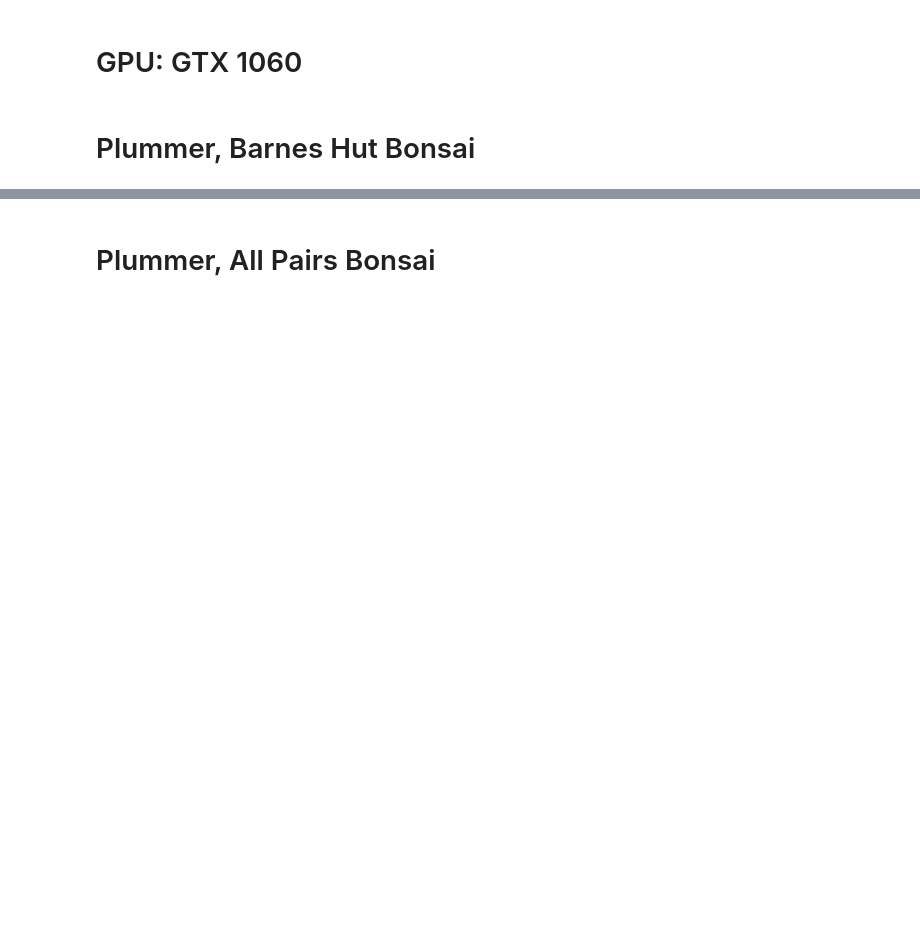
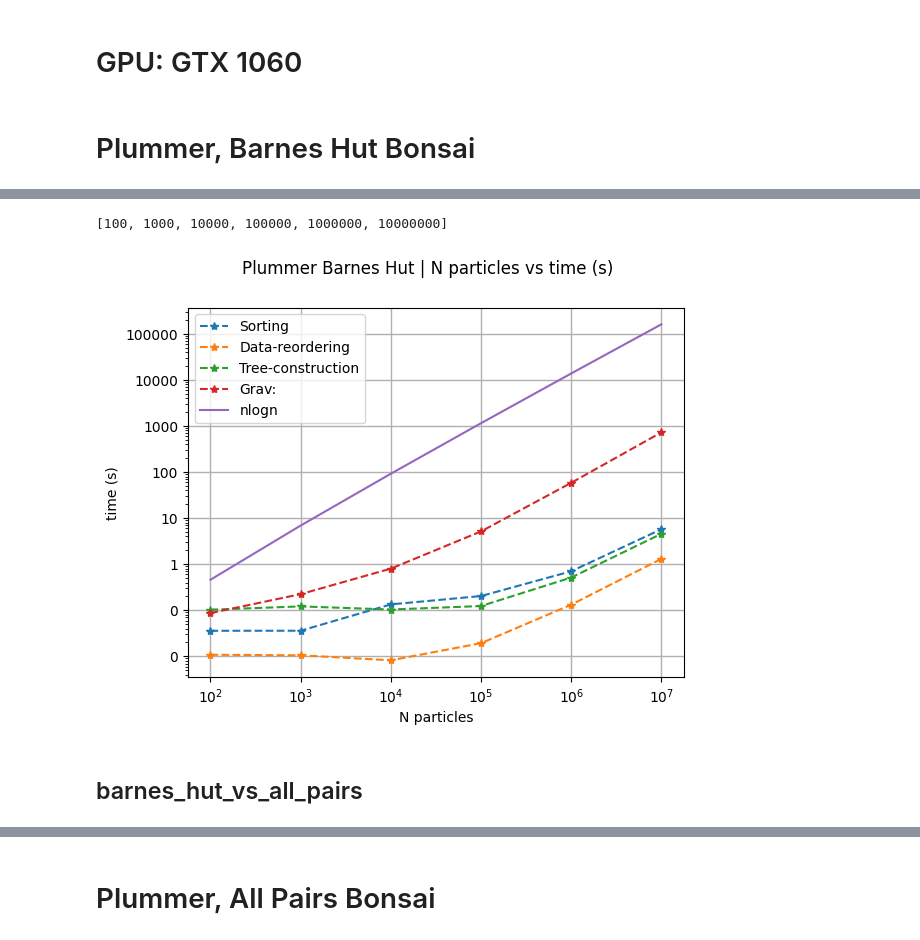
Before and after one commit to Mauricio-Bernuy/bonsai-lib-PFC, a Jupyter notebook: Plummer-New.ipynb, the cells around one changed output, grey strips where cells are left out. Drawn from its saved outputs; the diff is of its cells as text; code cells hidden in the pictures; blank space fills up the shorter version.

```diff
--- a/Plummer-New.ipynb
+++ b/Plummer-New.ipynb
@@ -159,0 +329,4 @@ video:77727kB audio:0kB subtitle:0kB other streams:0kB global headers:0kB muxing
+# %%
+use_keys = ["Sorting", "Data-reordering", "Tree-construction", "Grav:"]
+            #Sorting, Moving, Construction, Traverse
+use_arrays =  {key: token_arrays[key] for key in use_keys}
@@ -159,0 +353,47 @@ video:77727kB audio:0kB subtitle:0kB other streams:0kB global headers:0kB muxing
+# %%
+%matplotlib inline
+import matplotlib.pyplot as plt
+from matplotlib.ticker import ScalarFormatter
+import numpy as np
+
+x = []
+for n in n_pows:
+    x.append(10**n)
+print(x)
+
+fig, ax = plt.subplots()
+fig.suptitle('Plummer Barnes Hut | N particles vs time (s)', fontsize=12)
+ax.set_xlabel("N particles")
+ax.set_ylabel("time (s)")
+
+ax.grid(linestyle='-', linewidth=1)
+ax.set_yscale('log')
+for axis in [ax.xaxis, ax.yaxis]:
+    axis.set_major_formatter(ScalarFormatter())
+ax.set_xscale('symlog')
+
+for tokens in use_arrays:
+    ax.plot(x, token_arrays[tokens],label=tokens, marker ='*',linestyle='dashed')
+
+y = (x * np.log(x)) / 10**3
+ax.plot(x, y,label="nlogn")
+
+ax.legend(loc="upper left")
+plt.show()
+
+
+counter = 0
+filename = plot_title + "_{}.png"
+while os.path.isfile(filename.format(counter)):
+    counter += 1
+filename = plot_title + "_{}"
+plot_title_final = filename.format(counter)
+
+fig.savefig(plot_title_final+".png")
+
+plt.close()
+# %% [output]
+[100, 1000, 10000, 100000, 1000000, 10000000]
+[figure, added]
+# %% [markdown]
+## barnes_hut_vs_all_pairs
```
Also changed, not shown: parts of 34 cells of this notebook, 18 other files.
